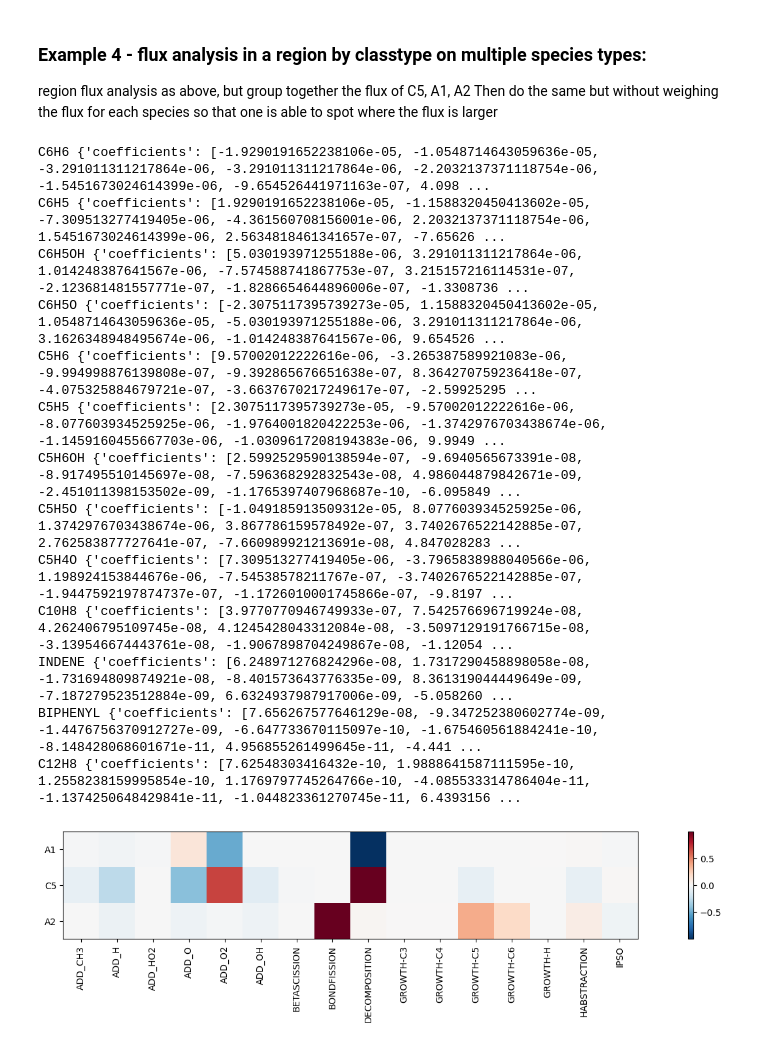
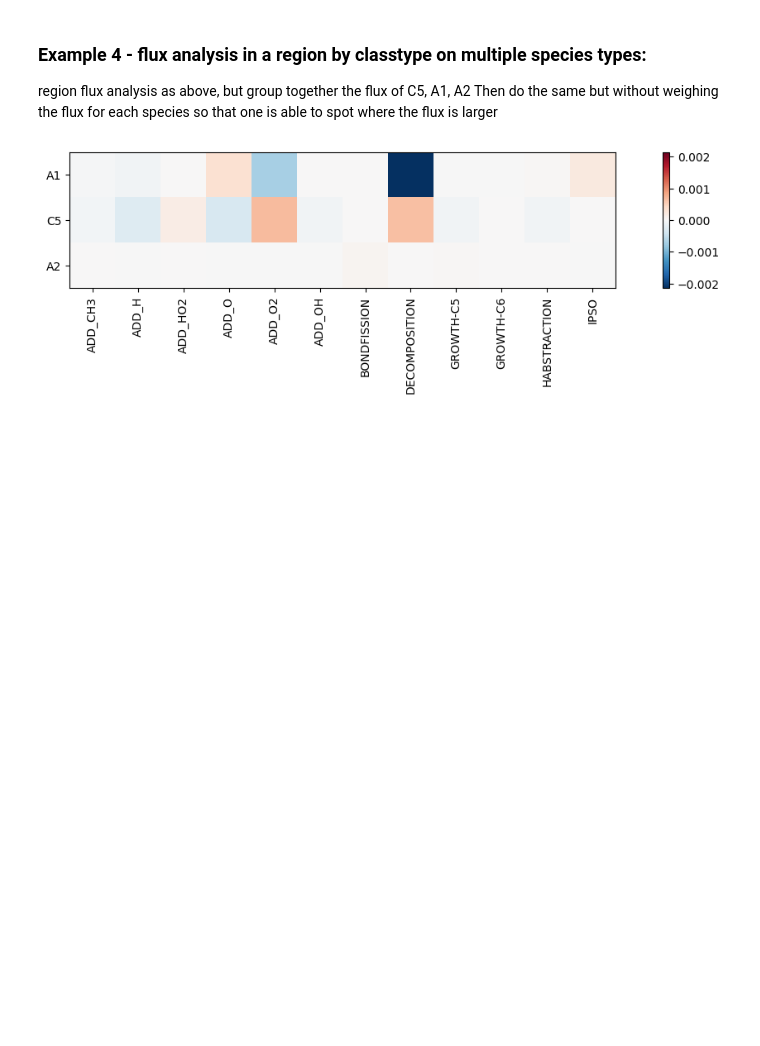
Before and after one commit to tdinelli/pySMOKEPostProcessor, a Jupyter notebook: examples/notebooks/Reaction_Classes.ipynb, the cells around one changed output. Saved outputs shown, nothing was run; the diff lists cells and outputs as text; code cells hidden in the pictures; blank space fills up the shorter version.

Commit message:
heat map examples simplified

```diff
--- a/examples/notebooks/Reaction_Classes.ipynb
+++ b/examples/notebooks/Reaction_Classes.ipynb
@@ -276,56 +225,32 @@ Then do the same but without weighing the flux for each species so that one is a
 # %%
 # species and sorting options
 species_list =[{'A1':['C6H6', 'C6H5', 'C6H5OH', 'C6H5O']}, {'C5': ['C5H6', 'C5H5', 'C5H6OH', 'C5H5O', 'C5H4O']},
                {'A2': ['C10H8', 'INDENE', 'BIPHENYL', 'C12H8']}]
-sortlist = ['classtype'] # classtype, speciestype, reactiontype, bimoltype (R+R, RSR+RSR, M+M, ETC)
+sortlists = [['classtype']] # classtype, speciestype, reactiontype, bimoltype (R+R, RSR+RSR, M+M, ETC)
                          # sum if both apply and sort by this criteria
 simul_fld = simul_flds['example-c6h6']
-
+threshs = [1e-2]
 # ropa options
 n_of_rxns = 200 #200   # max n of rxns to consider for flux (default: 10)
 ropa_type = 'region'
 lower_value = 0.01
 upper_value = 0.1
+mass_ropa = True
+weigheach = False
 
-# pp initialize
-pp = PostProcessor(kin_xml_fld, simul_fld)
-# assign class
-fluxbyclass = FluxByClass(pp.km, class_groups_fld)
-# ROPA for each species - if species_list contains dictionary, extract flux for each
-if isinstance(species_list[0], dict):
-    flat_species_list = sum([list(d.values())[0] for d in species_list], [])
-else:
-    flat_species_list = species_list
-
-tot_rop_dct = dict.fromkeys(flat_species_list)
-for sp in flat_species_list:
-    tot_rop_dct[sp] = pp.RateOfProductionAnalysis(sp,
-                                                    ropa_type,
-                                                        lower_value=lower_value,
-                                                        upper_value=upper_value,
-                                                        number_of_reactions=n_of_rxns)
-
-# assign flux and process according to selected criteria
-fluxbyclass.process_flux(species_list, tot_rop_dct)
-sortdf = fluxbyclass.sort_and_filter(sortlist)
-
-# plot heatmap
-fig = plot_heatmap(sortdf, symmetricaxis = True)
-
-# save heatmap
-save_fig(fig, plt_fld, sortlist, 'example-c6h6-region-sum')
+process_classes('example-c6h6-region-sum',
+            simul_fld,
+            kin_xml_fld,
+            class_groups_fld,
+            plt_fld,
+            species_list,
+            sortlists,
+            ropa_type,
+            lower_value=lower_value,
+            upper_value=upper_value,
+            n_of_rxns=n_of_rxns,
+            threshs=threshs,
+            mass_ropa=mass_ropa,
+            weigheach = weigheach)
 # %% [output]
-C6H6 {'coefficients': [-1.9290191652238106e-05, -1.0548714643059636e-05, -3.291011311217864e-06, -3.291011311217864e-06, -2.2032137371118754e-06, -1.5451673024614399e-06, -9.654526441971163e-07, 4.098 ...
-C6H5 {'coefficients': [1.9290191652238106e-05, -1.1588320450413602e-05, -7.309513277419405e-06, -4.361560708156001e-06, 2.2032137371118754e-06, 1.5451673024614399e-06, 2.5634818461341657e-07, -7.65626 ...
-C6H5OH {'coefficients': [5.030193971255188e-06, 3.291011311217864e-06, 1.014248387641567e-06, -7.574588741867753e-07, 3.215157216114531e-07, -2.123681481557771e-07, -1.8286654644896006e-07, -1.3308736 ...
-C6H5O {'coefficients': [-2.3075117395739273e-05, 1.1588320450413602e-05, 1.0548714643059636e-05, -5.030193971255188e-06, 3.291011311217864e-06, 3.1626348948495674e-06, -1.014248387641567e-06, 9.654526 ...
-C5H6 {'coefficients': [9.57002012222616e-06, -3.265387589921083e-06, -9.994998876139808e-07, -9.392865676651638e-07, 8.364270759236418e-07, -4.075325884679721e-07, -3.6637670217249617e-07, -2.59925295 ...
-C5H5 {'coefficients': [2.3075117395739273e-05, -9.57002012222616e-06, -8.077603934525925e-06, -1.9764001820422253e-06, -1.3742976703438674e-06, -1.1459160455667703e-06, -1.0309617208194383e-06, 9.9949 ...
-C5H6OH {'coefficients': [2.5992529590138594e-07, -9.6940565673391e-08, -8.917495510145697e-08, -7.596368292832543e-08, 4.986044879842671e-09, -2.451011398153502e-09, -1.1765397407968687e-10, -6.095849 ...
-C5H5O {'coefficients': [-1.049185913509312e-05, 8.077603934525925e-06, 1.3742976703438674e-06, 3.867786159578492e-07, 3.7402676522142885e-07, 2.762583877727641e-07, -7.660989921213691e-08, 4.847028283 ...
-C5H4O {'coefficients': [7.309513277419405e-06, -3.7965838988040566e-06, 1.198924153844676e-06, -7.54538578211767e-07, -3.7402676522142885e-07, -1.9447592197874737e-07, -1.1726010001745866e-07, -9.8197 ...
-C10H8 {'coefficients': [3.9770770946749933e-07, 7.542576696719924e-08, 4.262406795109745e-08, 4.1245428043312084e-08, -3.5097129191766715e-08, -3.139546674443761e-08, -1.9067898704249867e-08, -1.12054 ...
-INDENE {'coefficients': [6.248971276824296e-08, 1.7317290458898058e-08, -1.731694809874921e-08, -8.401573643776335e-09, 8.361319044449649e-09, -7.187279523512884e-09, 6.6324937987917006e-09, -5.058260 ...
-BIPHENYL {'coefficients': [7.656267577646129e-08, -9.347252380602774e-09, -1.4476756370912727e-09, -6.647733670115097e-10, -1.675460561884241e-10, -8.148428068601671e-11, 4.956855261499645e-11, -4.441 ...
-C12H8 {'coefficients': [7.62548303416432e-10, 1.9888641587111595e-10, 1.2558238159995854e-10, 1.1769797745264766e-10, -4.085533314786404e-11, -1.1374250648429841e-11, -1.044823361270745e-11, 6.4393156 ...
-[figure, old version]
+[figure, new version]
```
Also changed, not shown: parts of 7 cells of this notebook, 6 other files.
